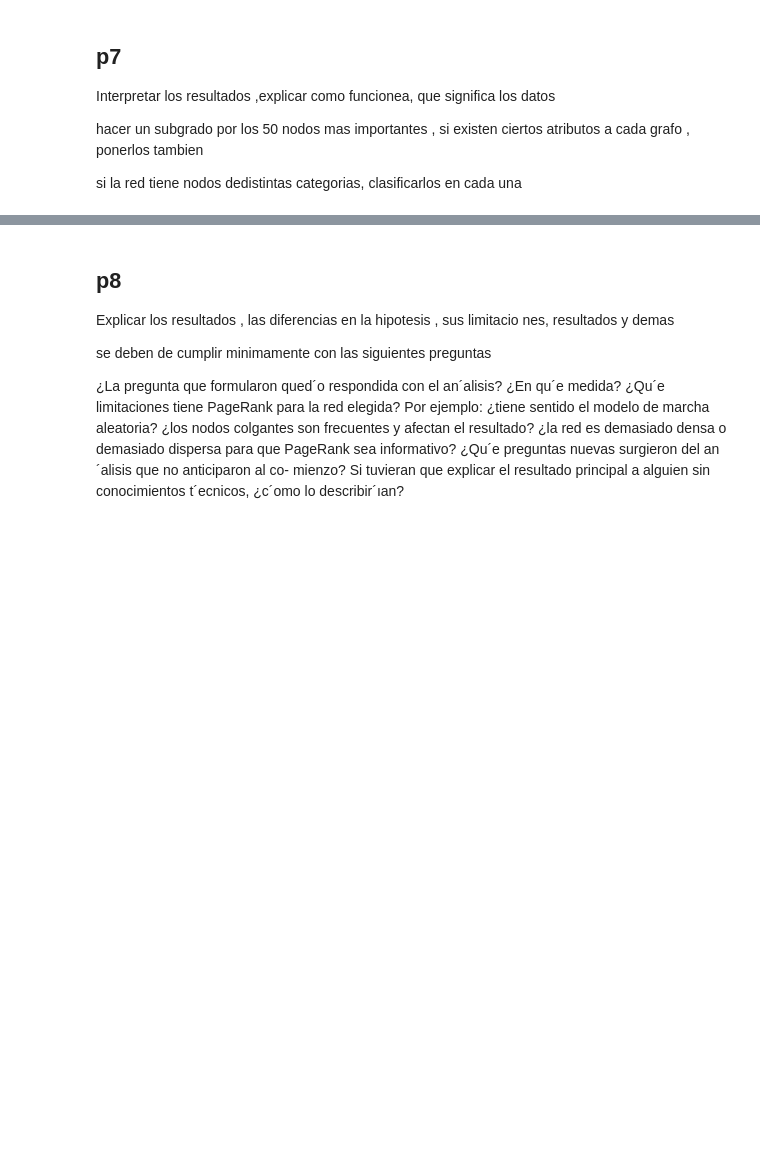
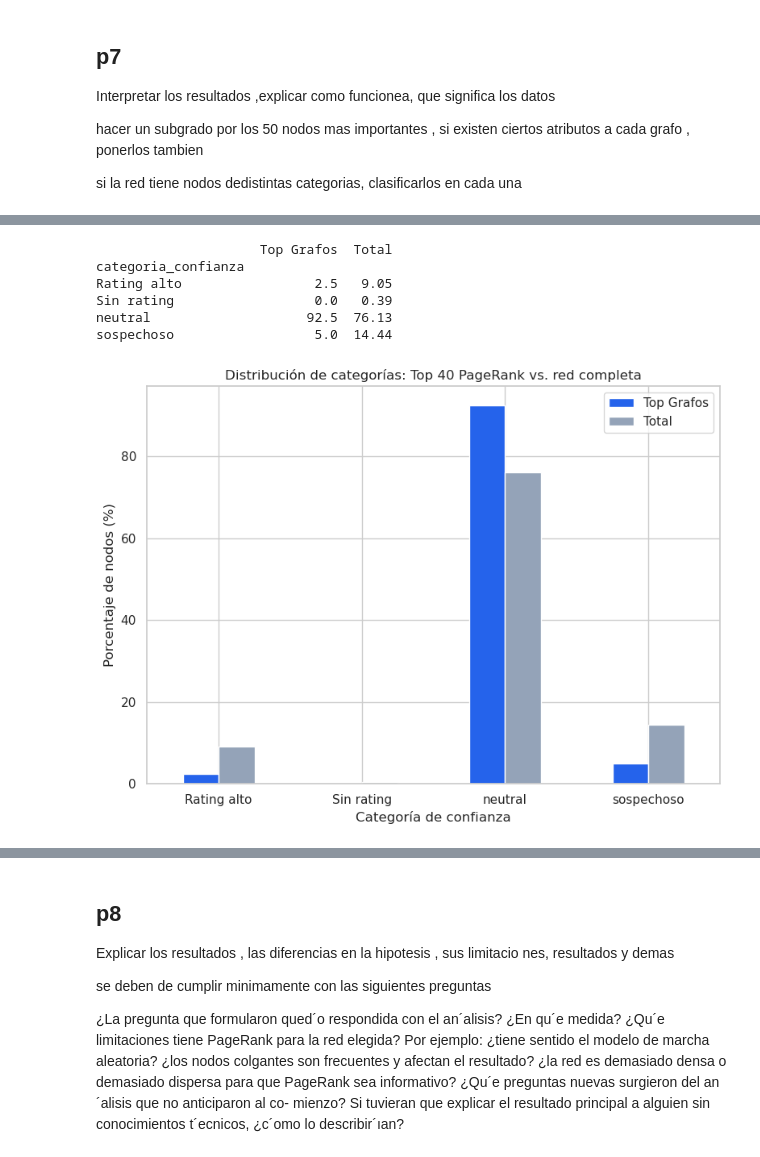
Before and after one commit to esteban78009/IMT2230-Proyecto_2-Creacion-de-page-rank, a Jupyter notebook: main.ipynb, the cells around one changed output, grey strips where cells are left out. Cells and saved outputs as stored; diff of their text form; code cells hidden in the pictures; blank space fills up the shorter version.

```diff
--- a/main.ipynb
+++ b/main.ipynb
@@ -699,0 +824,40 @@ si la red tiene nodos dedistintas categorias, clasificarlos en cada una
+# %%
+def categorizar(col):
+    if pd.isna(col["rating_prom_recibidos"]):
+        return "Sin rating"
+    if col["rating_prom_recibidos"] >= 3:
+        return "Rating alto"
+    elif col["rating_prom_recibidos"] <= 0:
+        return "sospechoso"
+    else:
+        return "neutral"
+
+
+df['categoria_confianza'] = df.apply(categorizar, axis=1)
+dist_top = df["categoria_confianza"].head(TOP_GRAFOS).value_counts(normalize=True).mul(100).round(2)
+dist_total = df["categoria_confianza"].value_counts(normalize=True).mul(100).round(2)
+
+comparaciones = pd.DataFrame({
+    "Top Grafos": dist_top,
+    "Total": dist_total
+}).fillna(0)
+
+print(comparaciones)
+
+fig , ax = plt.subplots(figsize=(8, 6))
+comparaciones.plot(kind='bar', ax=ax, color=['#2563eb', '#94a3b8'])
+ax.set_ylabel('Porcentaje de nodos (%)')
+ax.set_xlabel('Categoría de confianza')
+ax.set_title(f'Distribución de categorías: Top {TOP_GRAFOS} PageRank vs. red completa')
+ax.legend(title='')
+plt.xticks(rotation=0)
+plt.tight_layout()
+plt.show()
+# %% [output]
+                     Top Grafos  Total
+categoria_confianza
+Rating alto                 2.5   9.05
+Sin rating                  0.0   0.39
+neutral                    92.5  76.13
+sospechoso                  5.0  14.44
+[figure, added]
```
Also changed, not shown: parts of 19 cells of this notebook.
